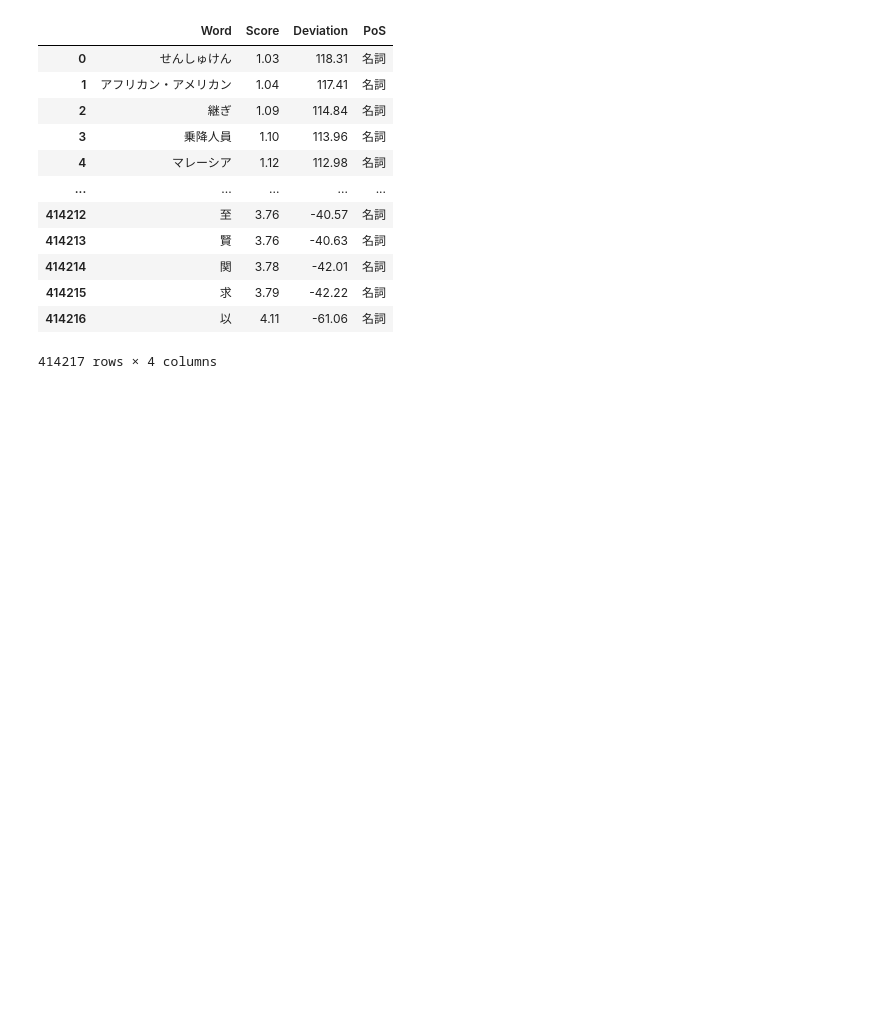
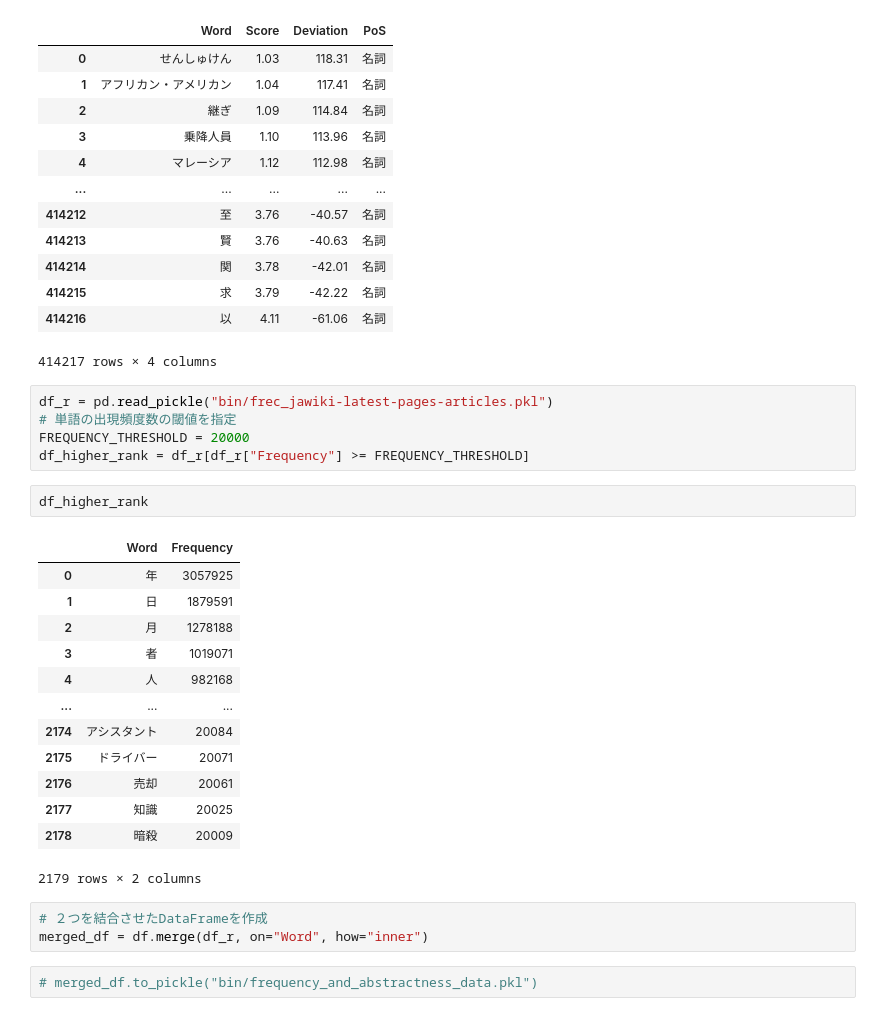
Before and after one commit to 0120MNGR/WordWolfML, a Jupyter notebook: similar_alg4.ipynb, the cells around one changed output. Drawn from its saved outputs; the diff is of its cells as text; blank space fills up the shorter version.

```diff
--- a/similar_alg4.ipynb
+++ b/similar_alg4.ipynb
@@ -27,3 +27,29 @@ df
 | 414215 | 求 | 3.79 | -42.22 | 名詞 |
 | 414216 | 以 | 4.11 | -61.06 | 名詞 |
 414217 rows × 4 columns
+# %%
+df_r = pd.read_pickle("bin/frec_jawiki-latest-pages-articles.pkl")
+# 単語の出現頻度数の閾値を指定
+FREQUENCY_THRESHOLD = 20000
+df_higher_rank = df_r[df_r["Frequency"] >= FREQUENCY_THRESHOLD]
+# %%
+df_higher_rank
+# %% [output]
+|  | Word | Frequency |
+| 0 | 年 | 3057925 |
+| 1 | 日 | 1879591 |
+| 2 | 月 | 1278188 |
+| 3 | 者 | 1019071 |
+| 4 | 人 | 982168 |
+| ... | ... | ... |
+| 2174 | アシスタント | 20084 |
+| 2175 | ドライバー | 20071 |
+| 2176 | 売却 | 20061 |
+| 2177 | 知識 | 20025 |
+| 2178 | 暗殺 | 20009 |
+2179 rows × 2 columns
+# %%
+# ２つを結合させたDataFrameを作成
+merged_df = df.merge(df_r, on="Word", how="inner")
+# %%
+# merged_df.to_pickle("bin/frequency_and_abstractness_data.pkl")
```
Also changed, not shown: parts of 10 cells of this notebook, 1 other file.
